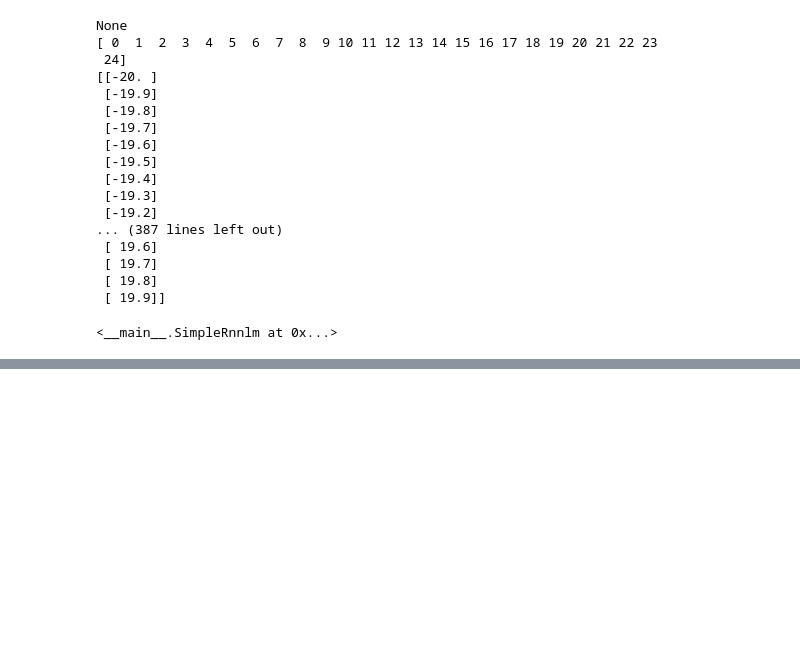
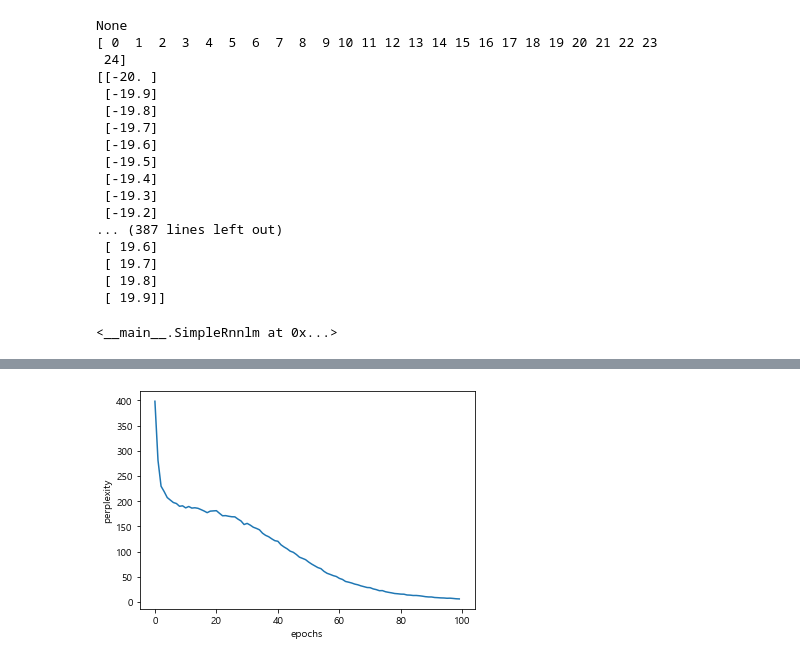
Before and after one commit to sain0722/ai_nlp, a Jupyter notebook: 03_RNN_LSTM/01_RNN 계층 구현.ipynb, the cells around one changed output, grey strips where cells are left out. Drawn from its saved outputs; the diff is of its cells as text; code cells hidden in the pictures; blank space fills up the shorter version.

```diff
--- a/03_RNN_LSTM/01_RNN 계층 구현.ipynb
+++ b/03_RNN_LSTM/01_RNN 계층 구현.ipynb
@@ -98,7 +98,7 @@ class TimeRNN:
         hs = np.empty((N,T,H),dtype='f') # (N,T,D) -> (N,D) * (D,H) = (N,H) --> (N,T,H) 출력
 
         if not self.stateful or self.h is None:
-            self.h = np.zeros((N,H),dtype('f'))
+            self.h = np.zeros((N,H),dtype='f')
 
         for t in range(T):  # T : sequence length, RNN갯수
             layer = RNN(*self.params)   # tuple 인수, (Wx, Wh, b)를 튜플 인수로 전달
@@ -347,0 +384,35 @@ SimpleRnnlm(1,2,3)
+# %%
+# 모델 생성
+model = SimpleRnnlm(vocab_size, wordvec_size, hidden_size)
+optimizer = SGD(lr)
+
+# 미니배치의 각 샘플의 읽기 시작 위치를 계산
+jump = (corpus_size - 1) // batch_size            # 990//10 = 99
+offsets = [i * jump for i in range(batch_size)]   # [0, 99, 198, 297, 396, 495, 594, 693, 792, 891]
+
+for epoch in range(max_epoch):
+    for iter in range(max_iters):
+        # 미니배치 취득
+        batch_x = np.empty((batch_size, time_size), dtype='i')
+        batch_t = np.empty((batch_size, time_size), dtype='i')
+        for t in range(time_size):
+            for i, offset in enumerate(offsets):
+                batch_x[i, t] = xs[(offset + time_idx) % data_size]  # xs[(0+0)%999], xs[(0+99)%999]
+                batch_t[i, t] = ts[(offset + time_idx) % data_size]
+                # print('i:',i,'t:',t,'offset..:',(offset + time_idx) % data_size)
+            time_idx += 1
+
+
+        # 기울기를 구하여 매개변수 갱신
+        loss = model.forward(batch_x, batch_t)
+        model.backward()
+        optimizer.update(model.params, model.grads)
+        total_loss += loss
+        loss_count += 1
+
+    # 에폭마다 퍼플렉서티 평가
+    ppl = np.exp(total_loss / loss_count)
+    print('| 에폭 %d | 퍼플렉서티 %.2f'
+          % (epoch+1, ppl))
+    ppl_list.append(float(ppl))
+    total_loss, loss_count = 0, 0
@@ -347,0 +437,9 @@ SimpleRnnlm(1,2,3)
+# %%
+# 그래프 그리기
+x = np.arange(len(ppl_list))
+plt.plot(x, ppl_list, label='train')
+plt.xlabel('epochs')
+plt.ylabel('perplexity')
+plt.show()
+# %% [output]
+[figure, added]
```
Also changed, not shown: parts of 3 cells of this notebook.
